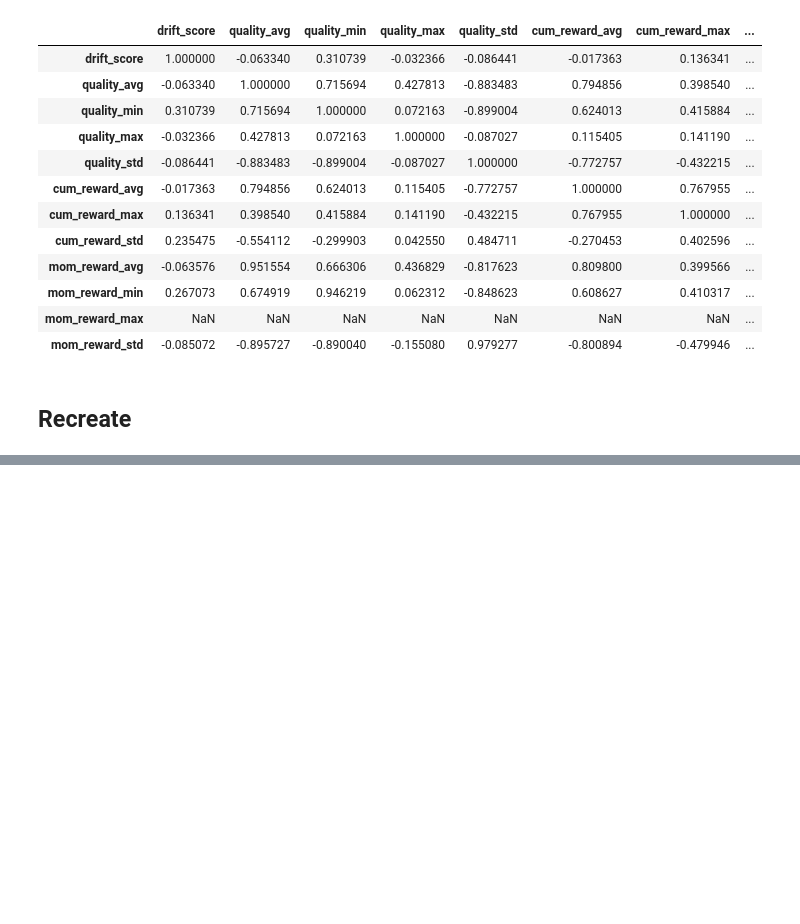
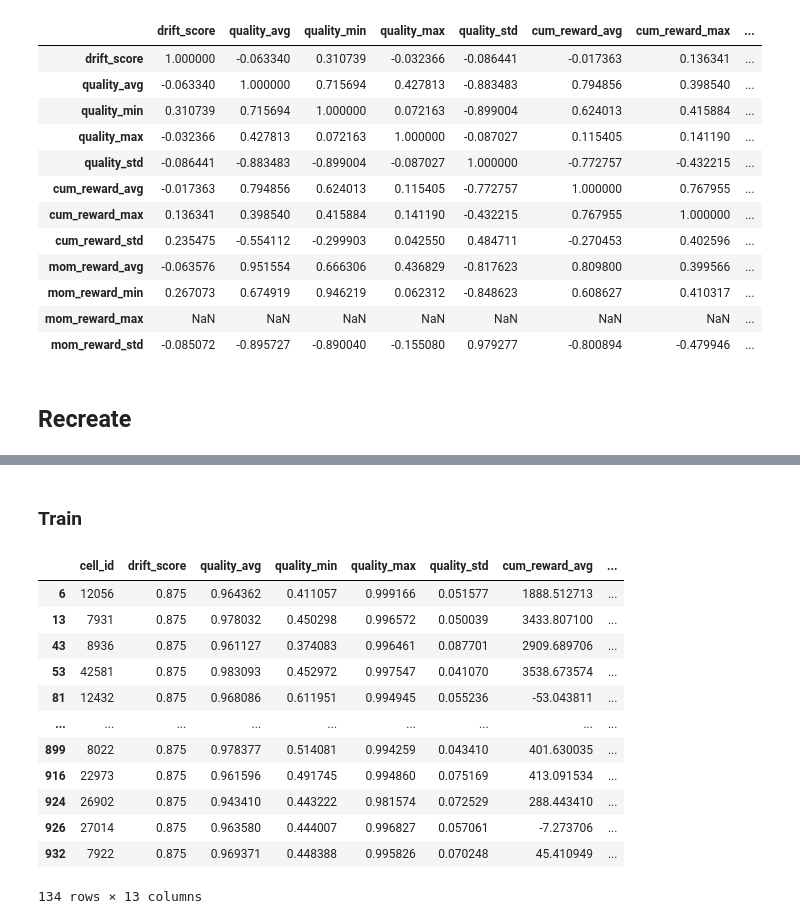
Before and after one commit to S-M157/Bachelor, a Jupyter notebook: DataDrift.ipynb, the cells around one changed output, grey strips where cells are left out. Drawn from its saved outputs; the diff is of its cells as text; code cells hidden in the pictures; blank space fills up the shorter version.

```diff
--- a/DataDrift.ipynb
+++ b/DataDrift.ipynb
@@ -439,0 +564,18 @@ ds_train[ds_train.columns[1:]].corr()
+# %% [markdown]
+### Train
+# %%
+ds_train[ds_train.drift_score < 1]
+# %% [output]
+|  | cell_id | drift_score | quality_avg | quality_min | quality_max | quality_std | cum_reward_avg | ... |
+| 6 | 12056 | 0.875 | 0.964362 | 0.411057 | 0.999166 | 0.051577 | 1888.512713 | ... |
+| 13 | 7931 | 0.875 | 0.978032 | 0.450298 | 0.996572 | 0.050039 | 3433.807100 | ... |
+| 43 | 8936 | 0.875 | 0.961127 | 0.374083 | 0.996461 | 0.087701 | 2909.689706 | ... |
+| 53 | 42581 | 0.875 | 0.983093 | 0.452972 | 0.997547 | 0.041070 | 3538.673574 | ... |
+| 81 | 12432 | 0.875 | 0.968086 | 0.611951 | 0.994945 | 0.055236 | -53.043811 | ... |
+| ... | ... | ... | ... | ... | ... | ... | ... | ... |
+| 899 | 8022 | 0.875 | 0.978377 | 0.514081 | 0.994259 | 0.043410 | 401.630035 | ... |
+| 916 | 22973 | 0.875 | 0.961596 | 0.491745 | 0.994860 | 0.075169 | 413.091534 | ... |
+| 924 | 26902 | 0.875 | 0.943410 | 0.443222 | 0.981574 | 0.072529 | 288.443410 | ... |
+| 926 | 27014 | 0.875 | 0.963580 | 0.444007 | 0.996827 | 0.057061 | -7.273706 | ... |
+| 932 | 7922 | 0.875 | 0.969371 | 0.448388 | 0.995826 | 0.070248 | 45.410949 | ... |
+134 rows × 13 columns
```
Also changed, not shown: parts of 15 cells of this notebook.
